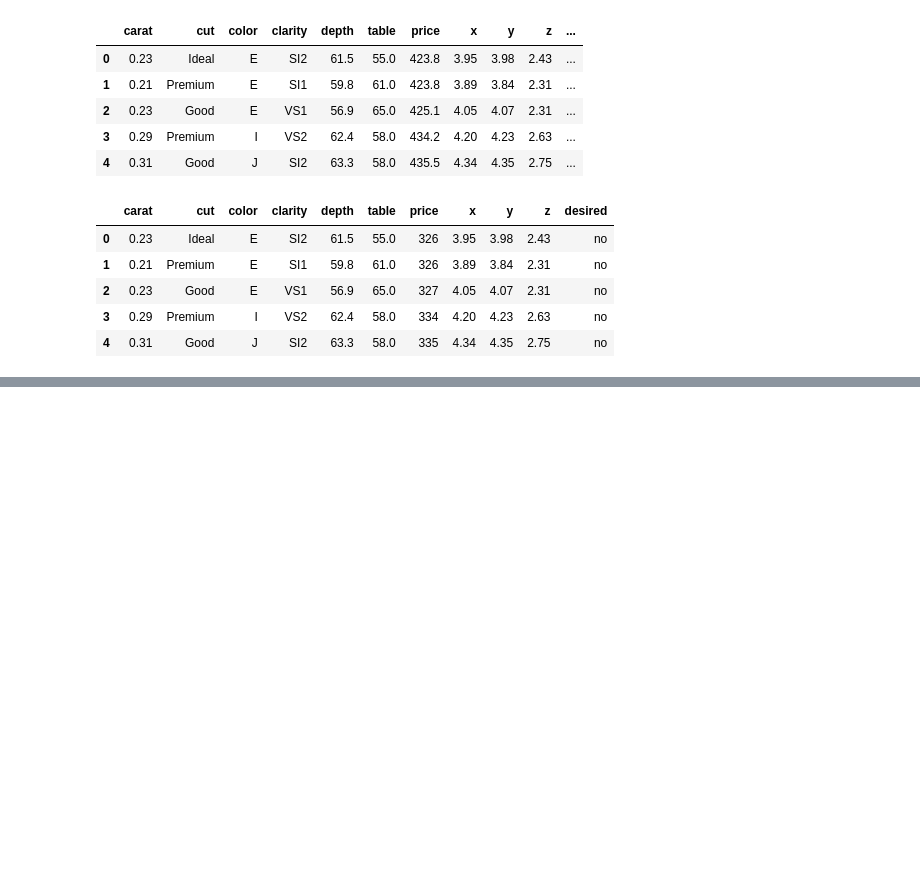
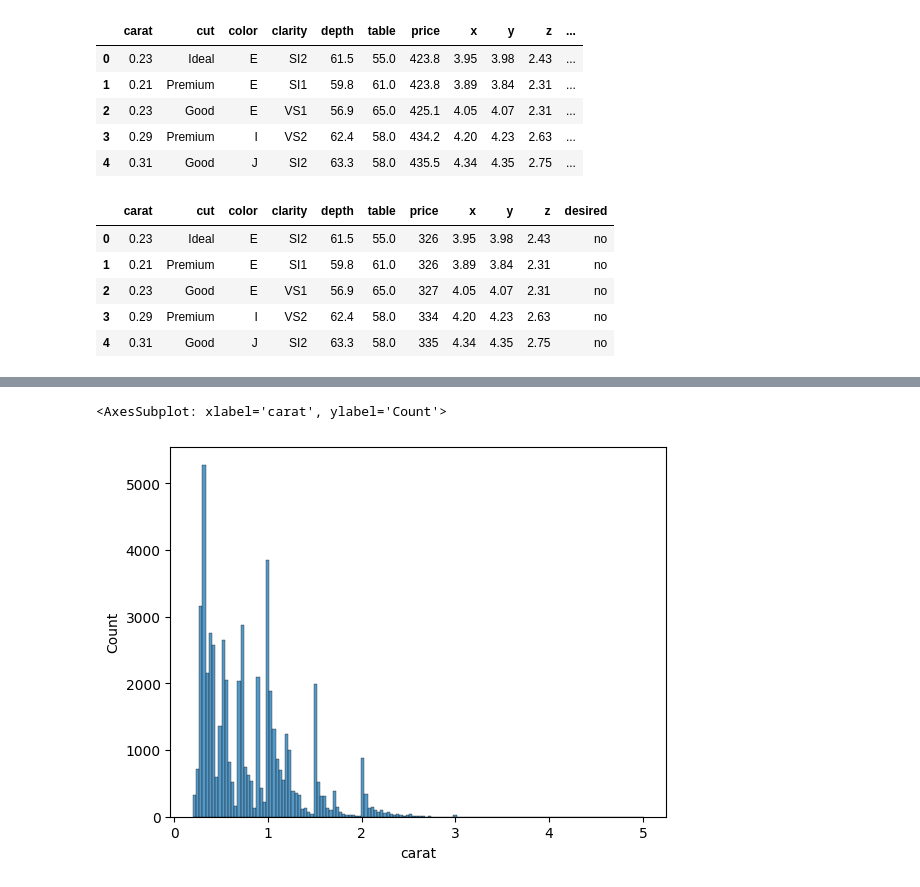
Before and after one commit to eo1989/mkt_stats_notes, a Jupyter notebook: interactive_data_viz.ipynb, the cells around one changed output, grey strips where cells are left out. Drawn from its saved outputs; the diff is of its cells as text; code cells hidden in the pictures; blank space fills up the shorter version.

```diff
--- a/interactive_data_viz.ipynb
+++ b/interactive_data_viz.ipynb
@@ -204,0 +266,5 @@ diamonds_df['price_per_carat'] = diamonds_df['price'] / diamonds_df['carat']
+# %%
+sns.histplot(df_diamonds.carat)
+# %% [output]
+<AxesSubplot: xlabel='carat', ylabel='Count'>
+[figure, added]
```
Also changed, not shown: parts of 37 cells of this notebook, 1 other file.
